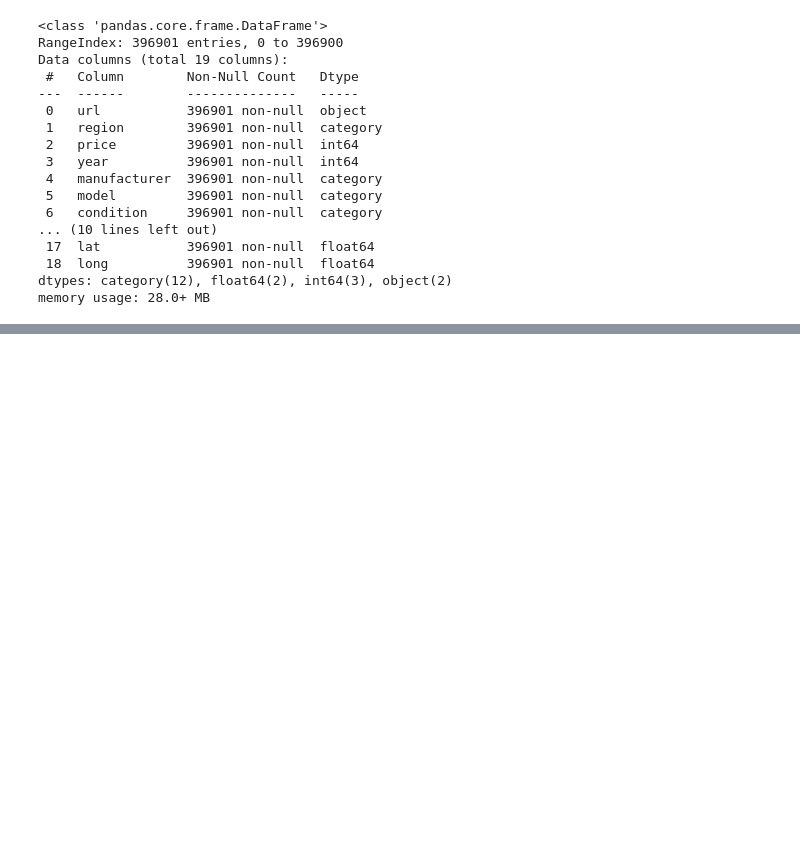
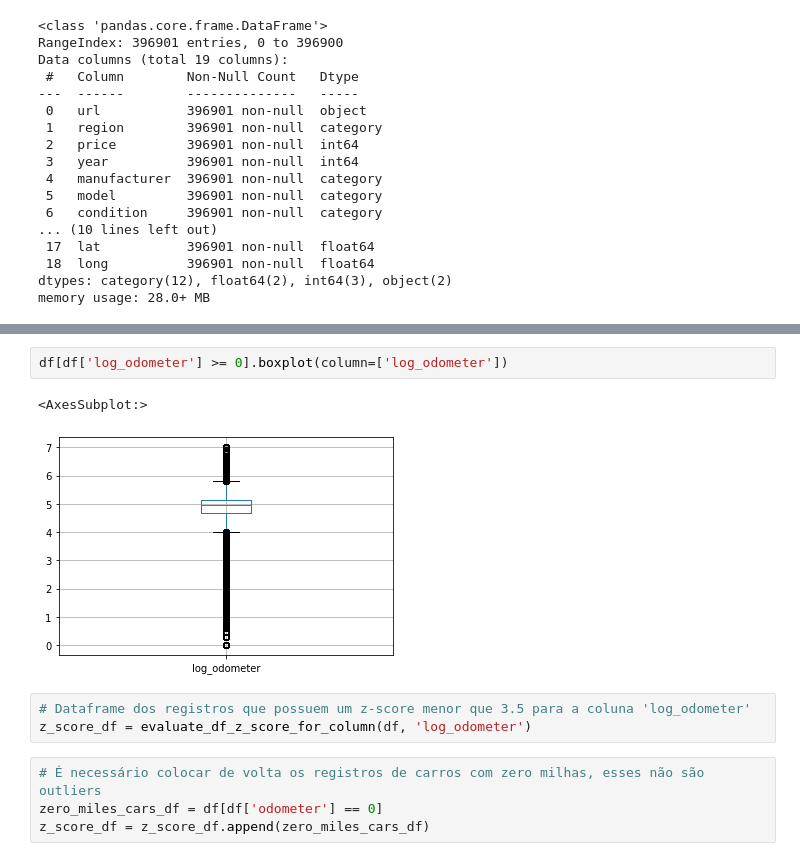
Before and after one commit to mbs8/IF679-ciencia-de-dados, a Jupyter notebook: notebooks/2-pre_processing.ipynb, the cells around one changed output, grey strips where cells are left out. Drawn from its saved outputs; the diff is of its cells as text; blank space fills up the shorter version.

```diff
--- a/notebooks/2-pre_processing.ipynb
+++ b/notebooks/2-pre_processing.ipynb
@@ -437,0 +495,12 @@ AttributeError: 'Index' object has no attribute 'hist'
+# %%
+df[df['log_odometer'] >= 0].boxplot(column=['log_odometer'])
+# %% [output]
+<AxesSubplot:>
+[figure, added]
+# %%
+# Dataframe dos registros que possuem um z-score menor que 3.5 para a coluna 'log_odometer'
+z_score_df = evaluate_df_z_score_for_column(df, 'log_odometer')
+# %%
+# É necessário colocar de volta os registros de carros com zero milhas, esses não são outliers
+zero_miles_cars_df = df[df['odometer'] == 0]
+z_score_df = z_score_df.append(zero_miles_cars_df)
```
Also changed, not shown: parts of 30 cells of this notebook, 2 other files.
